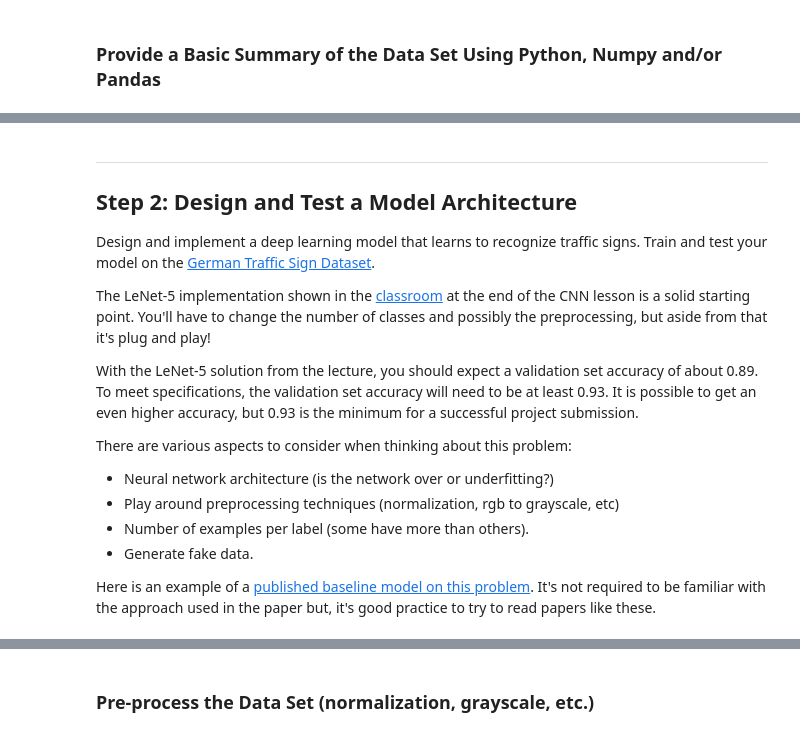
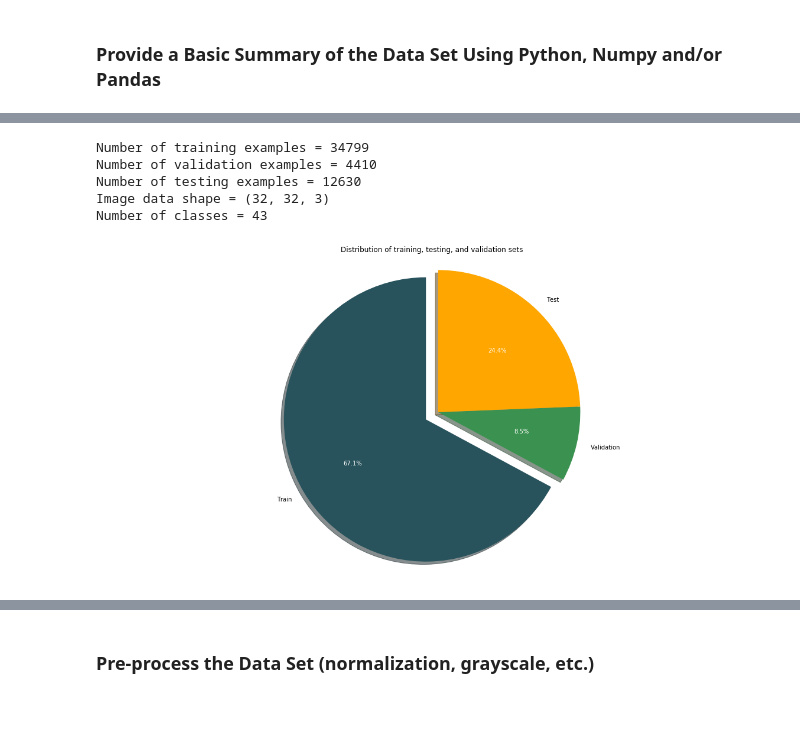
Before and after one commit to CameronFraser/sdcnd-3-traffic-sign-classifier, a Jupyter notebook: Traffic_Sign_Classifier.ipynb, the cells around one changed output, grey strips where cells are left out. Cells and saved outputs as stored; diff of their text form; code cells hidden in the pictures; blank space fills up the shorter version.

Commit message:
Add pie chart for train, validation, test distribution and histogram for frequency of labels

```diff
--- a/Traffic_Sign_Classifier.ipynb
+++ b/Traffic_Sign_Classifier.ipynb
@@ -40,13 +28,12 @@ Archive:  traffic-signs-data.zip
   inflating: data/train.p
   inflating: data/valid.p
 # %%
-# Load pickled data
 import pickle
+import numpy as np
 
-# TODO: Fill this in based on where you saved the training and testing data
-training_file = ?
-validation_file=?
-testing_file = ?
+training_file = "data/train.p"
+validation_file = "data/valid.p"
+testing_file = "data/test.p"
 
 with open(training_file, mode='rb') as f:
     train = pickle.load(f)
@@ -113,19 +54,37 @@ import matplotlib.pyplot as plt
-# %% [markdown]
-----
-
-## Step 2: Design and Test a Model Architecture
-
-Design and implement a deep learning model that learns to recognize traffic signs. Train and test your model on the [German Traffic Sign Dataset](http://benchmark.ini.rub.de/?section=gtsrb&subsection=dataset).
-
-The LeNet-5 implementation shown in the [classroom](https://classroom.udacity.com/nanodegrees/nd013/parts/fbf77062-5703-404e-b60c-95b78b2f3f9e/modules/6df7ae49-c61c-4bb2-a23e-6527e69209ec/lessons/601ae704-1035-4287-8b11-e2c2716217ad/concepts/d4aca031-508f-4e0b-b493-e7b706120f81) at the end of the CNN lesson is a solid starting point. You'll have to change the number of classes and possibly the preprocessing, but aside from that it's plug and play!
-
-With the LeNet-5 solution from the lecture, you should expect a validation set accuracy of about 0.89. To meet specifications, the validation set accuracy will need to be at least 0.93. It is possible to get an even higher accuracy, but 0.93 is the minimum for a successful project submission.
-
-There are various aspects to consider when thinking about this problem:
-
-- Neural network architecture (is the network over or underfitting?)
-- Play around preprocessing techniques (normalization, rgb to grayscale, etc)
-- Number of examples per label (some have more than others).
-- Generate fake data.
-
-Here is an example of a [published baseline model on this problem](http://yann.lecun.com/exdb/publis/pdf/sermanet-ijcnn-11.pdf). It's not required to be familiar with the approach used in the paper but, it's good practice to try to read papers like these.
+# %%
+n_train = len(X_train)
+
+n_validation = len(X_valid)
+
+n_test = len(X_test)
+
+image_shape = X_train[0].shape
+
+n_classes = max(y_train) + 1
+
+print("Number of training examples =", n_train)
+print("Number of validation examples =", n_validation)
+print("Number of testing examples =", n_test)
+print("Image data shape =", image_shape)
+print("Number of classes =", n_classes)
+# %% [output]
+Number of training examples = 34799
+Number of validation examples = 4410
+Number of testing examples = 12630
+Image data shape = (32, 32, 3)
+Number of classes = 43
+# %%
+import matplotlib.pyplot as plt
+%matplotlib inline
+colors = ['#28535c', '#3b9250', '#ffa600'] # Color palette used for visualization
+# %%
+plt.figure(figsize=(20,10))
+explode = (0.1, 0, 0)
+_, _, autotexts = plt.pie([n_train, n_validation, n_test], startangle=90, autopct='%1.1f%%', explode=explode, labels=['Train', 'Validation', 'Test'], shadow=True, colors=colors)
+for autotext in autotexts:
+    autotext.set_color('white')
+plt.axis("equal")
+plt.title('Distribution of training, testing, and validation sets')
+plt.show()
+# %% [output]
+[figure, added]
```
Also changed, not shown: parts of 9 cells of this notebook.
